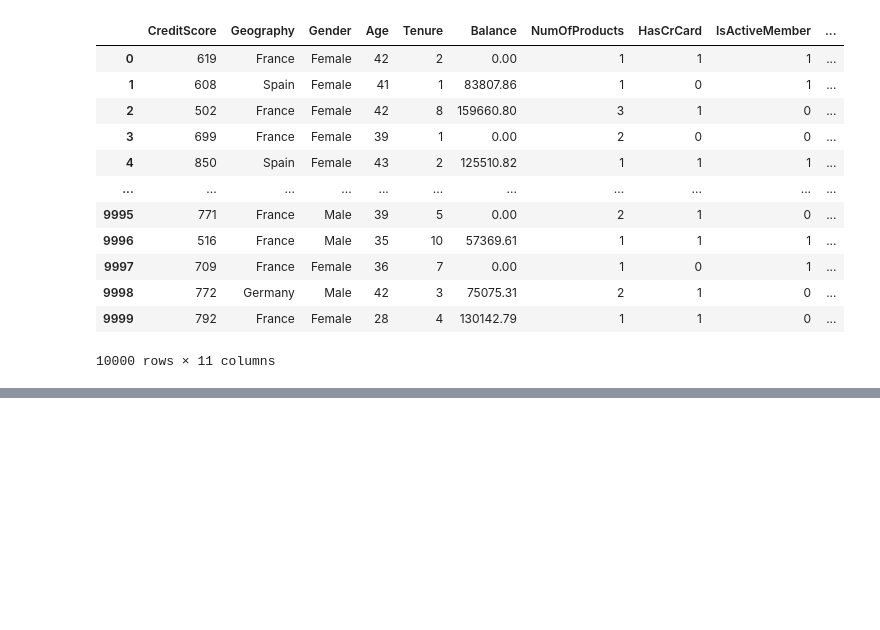
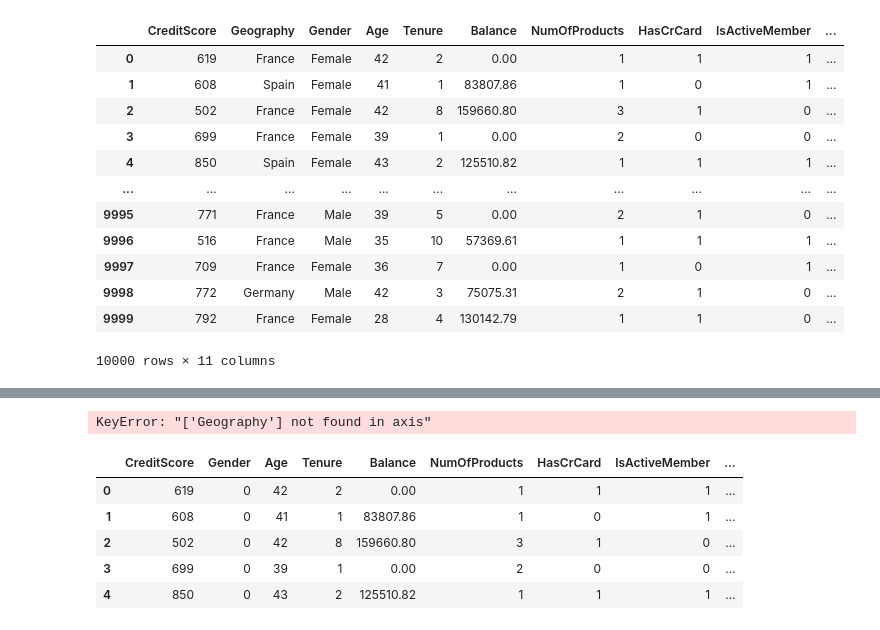
Before and after one commit to salman-najam-outlook/ANN, a Jupyter notebook: experiments.ipynb, the cells around one changed output, grey strips where cells are left out. Cells and saved outputs as stored; diff of their text form; code cells hidden in the pictures; blank space fills up the shorter version.

```diff
--- a/experiments.ipynb
+++ b/experiments.ipynb
@@ -37,0 +81,3 @@ data
+# %%
+geo_encoded_df=pd.DataFrame(geo_encoder.toarray(),columns=onehot_encoder_geo.get_feature_names_out(['Geography']))
+geo_encoded_df
@@ -37,0 +98,14 @@ data
+# %%
+### Combine one hot columns with the original data
+data=pd.concat([data.drop('Geography',axis=1),geo_encoded_df],axis=1)
+# %% [output]
+KeyError: "['Geography'] not found in axis"
+# %%
+data.head()
+# %% [output]
+|  | CreditScore | Gender | Age | Tenure | Balance | NumOfProducts | HasCrCard | IsActiveMember | ... |
+| 0 | 619 | 0 | 42 | 2 | 0.00 | 1 | 1 | 1 | ... |
+| 1 | 608 | 0 | 41 | 1 | 83807.86 | 1 | 0 | 1 | ... |
+| 2 | 502 | 0 | 42 | 8 | 159660.80 | 3 | 1 | 0 | ... |
+| 3 | 699 | 0 | 39 | 1 | 0.00 | 2 | 0 | 0 | ... |
+| 4 | 850 | 0 | 43 | 2 | 125510.82 | 1 | 1 | 1 | ... |
```
Also changed, not shown: parts of 8 cells of this notebook, 3 other files.
